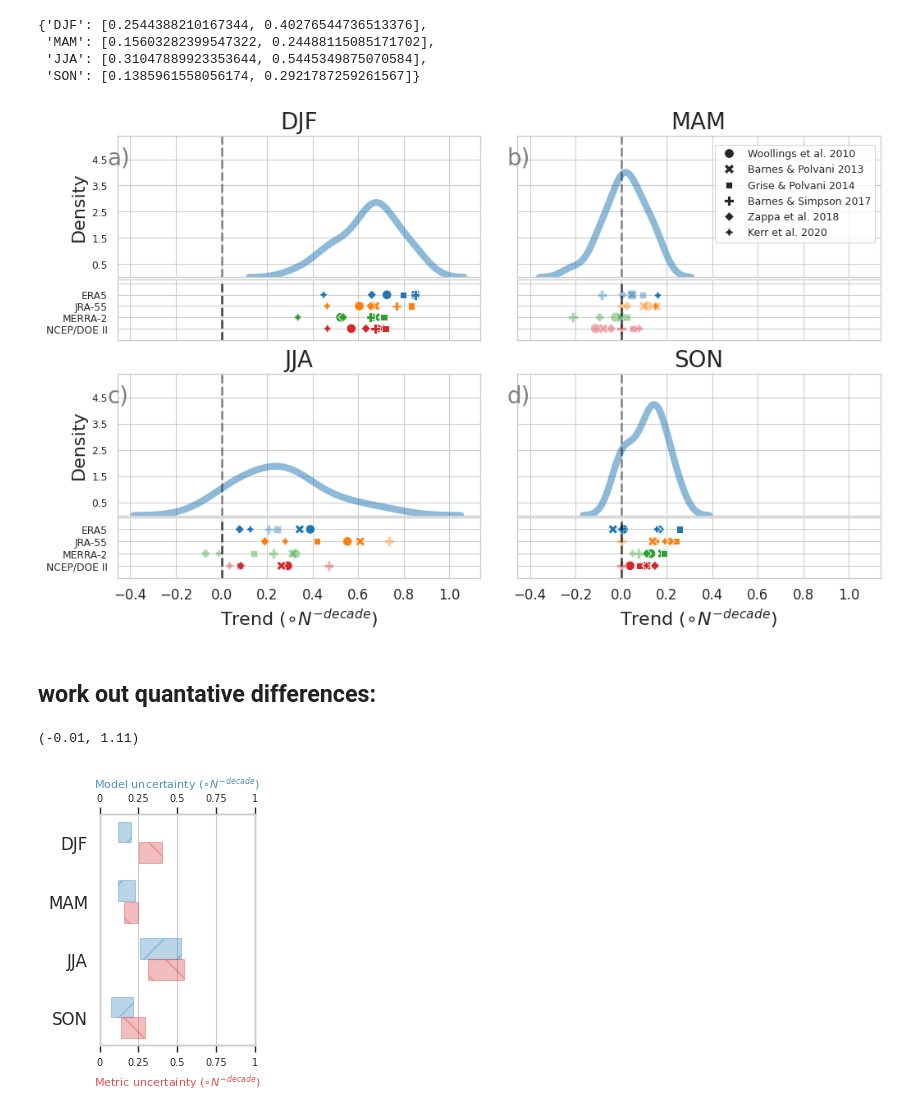
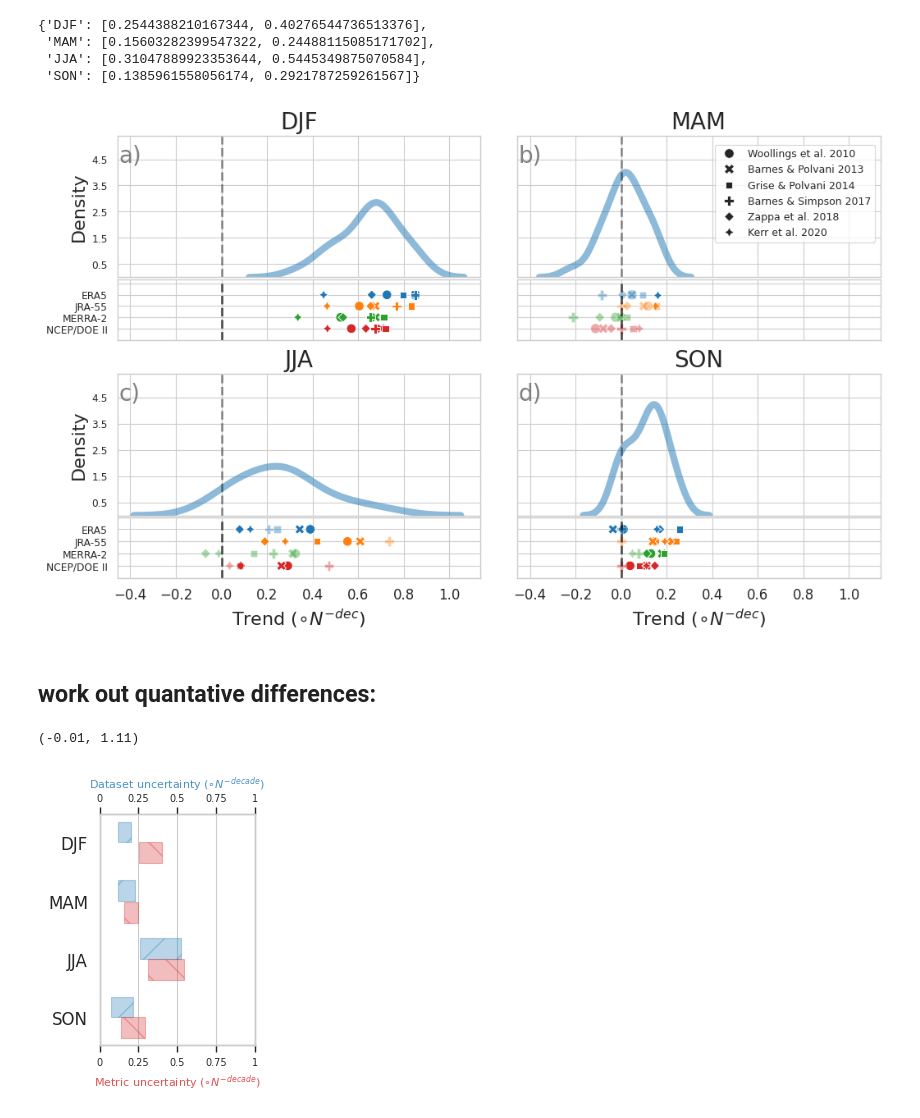
Before and after one commit to Thomasjkeel/uncertainty-in-npac-jet-shift, a Jupyter notebook: Figure_2.ipynb, the cells around one changed output. Saved outputs shown, nothing was run; the diff lists cells and outputs as text; code cells hidden in the pictures.

```diff
--- a/Figure_2.ipynb
+++ b/Figure_2.ipynb
@@ -372,39 +392,39 @@ make_reanalysis_scatter(allseasons_jet_lat_mean_and_trend_sig_df, 'SON Trend_dec
 
 axes[0][0].set_title("DJF", size=20)
 axes[0][1].set_title("MAM", size=20)
 axes[3][0].set_title("JJA", size=20)
 axes[3][1].set_title("SON", size=20)
 
 for ax in [axes[2][0], axes[2][1]]:
     ax.grid(False)
     ax.set_facecolor("none")
     ax.get_yaxis().set_ticks([])
     ax.spines['top'].set_visible(False)
     ax.spines['right'].set_visible(False)
     ax.spines['bottom'].set_visible(False)
     ax.spines['left'].set_visible(False)
 
 for ax in [axes[4][0], axes[4][1]]:
-    ax.set_xlabel(r"Trend ${(\circ N^{-decade})}$", size=16)
+    ax.set_xlabel(r"Trend ${(\circ N^{-dec})}$", size=16)
     ax.set_xticklabels(ax.get_xticklabels(), fontsize=12);
 
-axes[0][0].text(s="a)", x=-0.5, y=4.3, color='grey', size=20)
-axes[0][1].text(s="b)", x=-0.5, y=4.3, color='grey', size=20)
-axes[3][0].text(s="c)", x=-0.5, y=4.3, color='grey', size=20)
-axes[3][1].text(s="d)", x=-0.5, y=4.3, color='grey', size=20)
+axes[0][0].text(s="a)", x=-0.45, y=4.4, color='grey', size=20)
+axes[0][1].text(s="b)", x=-0.45, y=4.4, color='grey', size=20)
+axes[3][0].text(s="c)", x=-0.45, y=4.4, color='grey', size=20)
+axes[3][1].text(s="d)", x=-0.45, y=4.4, color='grey', size=20)
 
 fig_legend = axes[1][1].legend(ncols=1, bbox_to_anchor=[1., 3.3],  fancybox=True, fontsize=9)
 for leg_marker in fig_legend.get_lines():
     leg_marker.set_markerfacecolor('k')
     leg_marker.set_alpha(.85)
 
 for ind in range(4):
     axes[ind][0].set_ylim(0, ymax)
     axes[ind][1].set_ylim(0, ymax)
 fig.subplots_adjust(hspace=.02, wspace=.1)
 # fig.savefig('figures/figure_2_mannkendall.png', dpi=300, bbox_inches='tight', transparent=False)
 # %% [output]
-[figure, old version]
+[figure, new version]
 # %% [markdown]
 ## work out quantative differences:
 # %%
@@ -424,7 +444,7 @@ ax.add_patch(mpatches.Rectangle(xy=(min(seasonal_dataset_range['SON']), 0.025),
 
 ax.set_yticks(np.linspace(0.125, 0.975, 4), labels=["SON", "JJA", "MAM", "DJF"], size=12)
 ax2 = ax.twiny()
-ax2.set_xlabel("Model uncertainty ${(\circ N^{-decade})}$", color='C0', size=8, alpha=.8)
+ax2.set_xlabel("Dataset uncertainty ${(\circ N^{-decade})}$", color='C0', size=8, alpha=.8)
 ax.set_xlabel("Metric uncertainty ${(\circ N^{-decade})}$", color='C3', size=8, alpha=.8)
 ax.set_xticks([0, 0.25, 0.5, 0.75, 1], [0, 0.25, 0.5, 0.75, 1],  fontsize=7)
 ax2.set_xticks([0, 0.25, 0.5, 0.75, 1], [0, 0.25, 0.5, 0.75, 1],  fontsize=7)
@@ -435,4 +455,4 @@ ax.set_ylim(-0.01, 1.11)
 # fig.savefig("figures/supp_metric_vs_model.png", bbox_inches='tight')
 # %% [output]
 (-0.01, 1.11)
-[figure, old version]
+[figure, new version]
```
Also changed, not shown: parts of 2 cells of this notebook, 18 other files.
